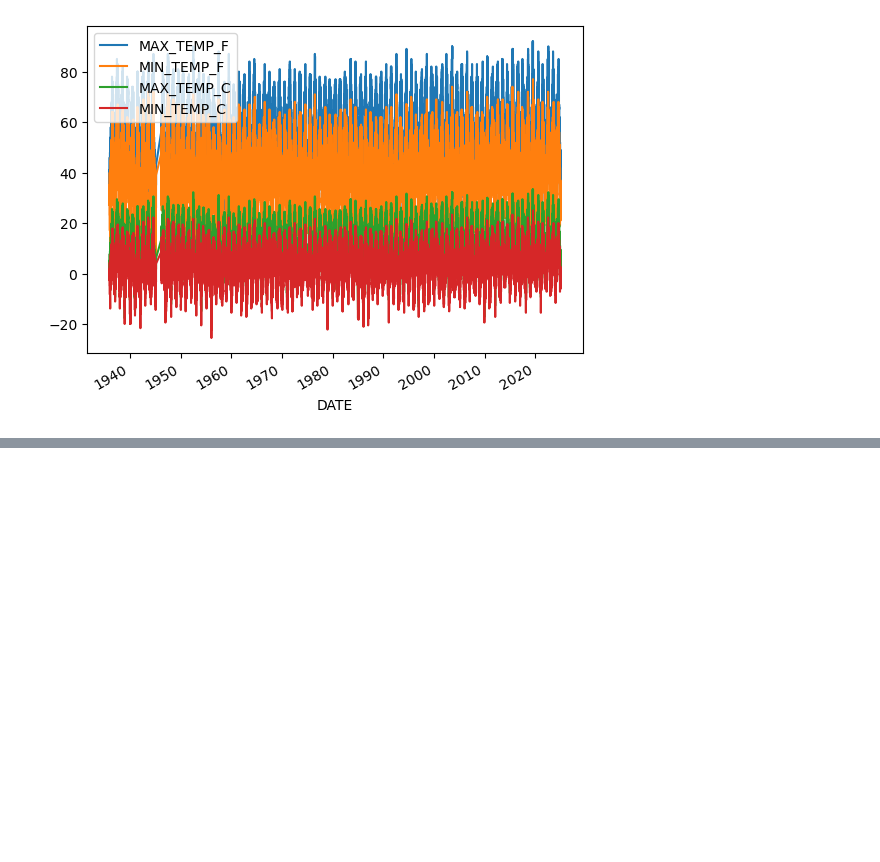
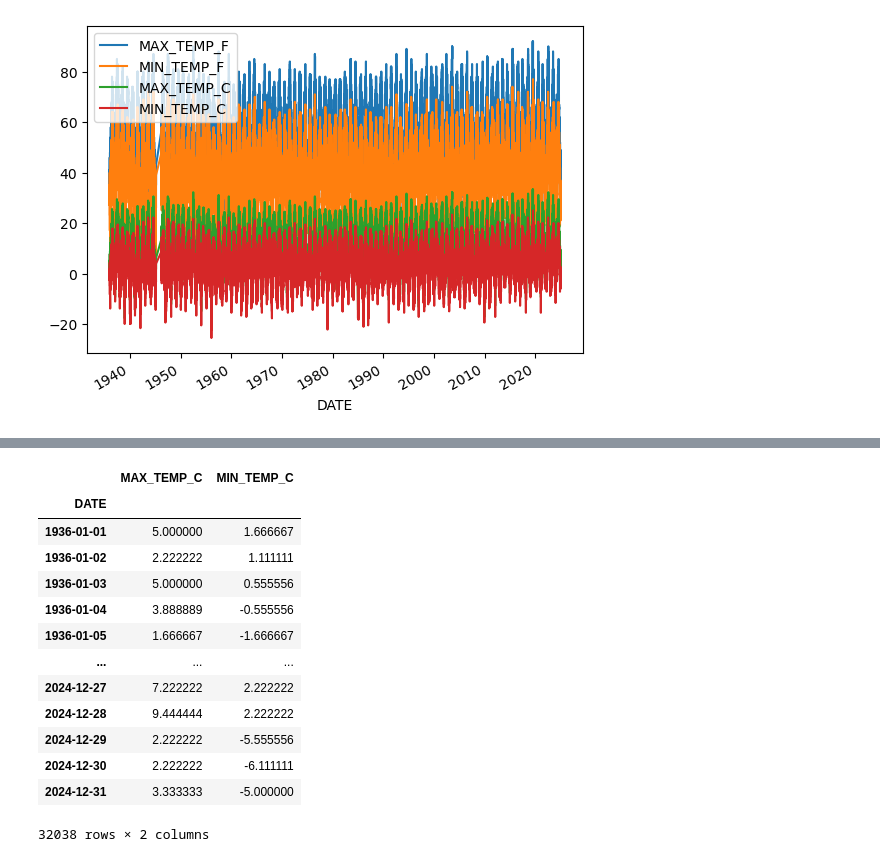
Before and after one commit to earthlab-education/02-climate-MarJess, a Jupyter notebook: 06_climate_change_portfolio.ipynb, the cells around one changed output, grey strips where cells are left out. Drawn from its saved outputs; the diff is of its cells as text; code cells hidden in the pictures; blank space fills up the shorter version.

```diff
--- a/06_climate_change_portfolio.ipynb
+++ b/06_climate_change_portfolio.ipynb
@@ -72,6 +109,24 @@ kl_feldberg_climate_units_df.plot()
 # %%
-kl_feldberg_climate_units_df = kl_feldberg_climate_units_df[["MAX_TEMP_F", "MIN_TEMP_F", "MAX_TEMP_C", "MIN_TEMP_C"]]
+# the analysis will use Celcius data only
+# the station name and the temperatures in Fahrenheit are not further needed
+kl_feldberg_climate_units_df = kl_feldberg_climate_units_df[["MAX_TEMP_C",
+                                                             "MIN_TEMP_C"]]
 kl_feldberg_climate_units_df
+# %% [output]
+|  | MAX_TEMP_C | MIN_TEMP_C |
+| DATE |  |  |
+| 1936-01-01 | 5.000000 | 1.666667 |
+| 1936-01-02 | 2.222222 | 1.111111 |
+| 1936-01-03 | 5.000000 | 0.555556 |
+| 1936-01-04 | 3.888889 | -0.555556 |
+| 1936-01-05 | 1.666667 | -1.666667 |
+| ... | ... | ... |
+| 2024-12-27 | 7.222222 | 2.222222 |
+| 2024-12-28 | 9.444444 | 2.222222 |
+| 2024-12-29 | 2.222222 | -5.555556 |
+| 2024-12-30 | 2.222222 | -6.111111 |
+| 2024-12-31 | 3.333333 | -5.000000 |
+32038 rows × 2 columns
 # %%
 # Resample data to obtain the mean annual temperature.
 ann_kl_feldberg_climate_units_df = kl_feldberg_climate_units_df.resample('YS').mean()
```
Also changed, not shown: parts of 11 cells of this notebook.
